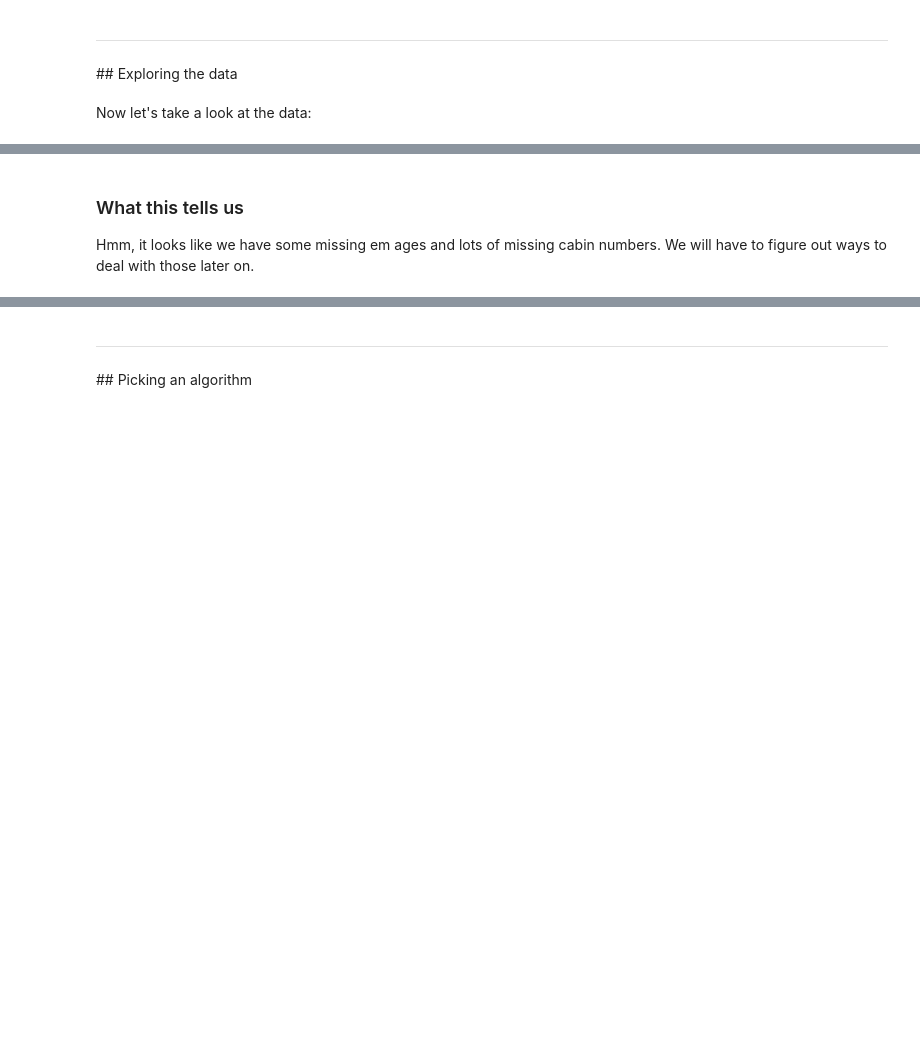
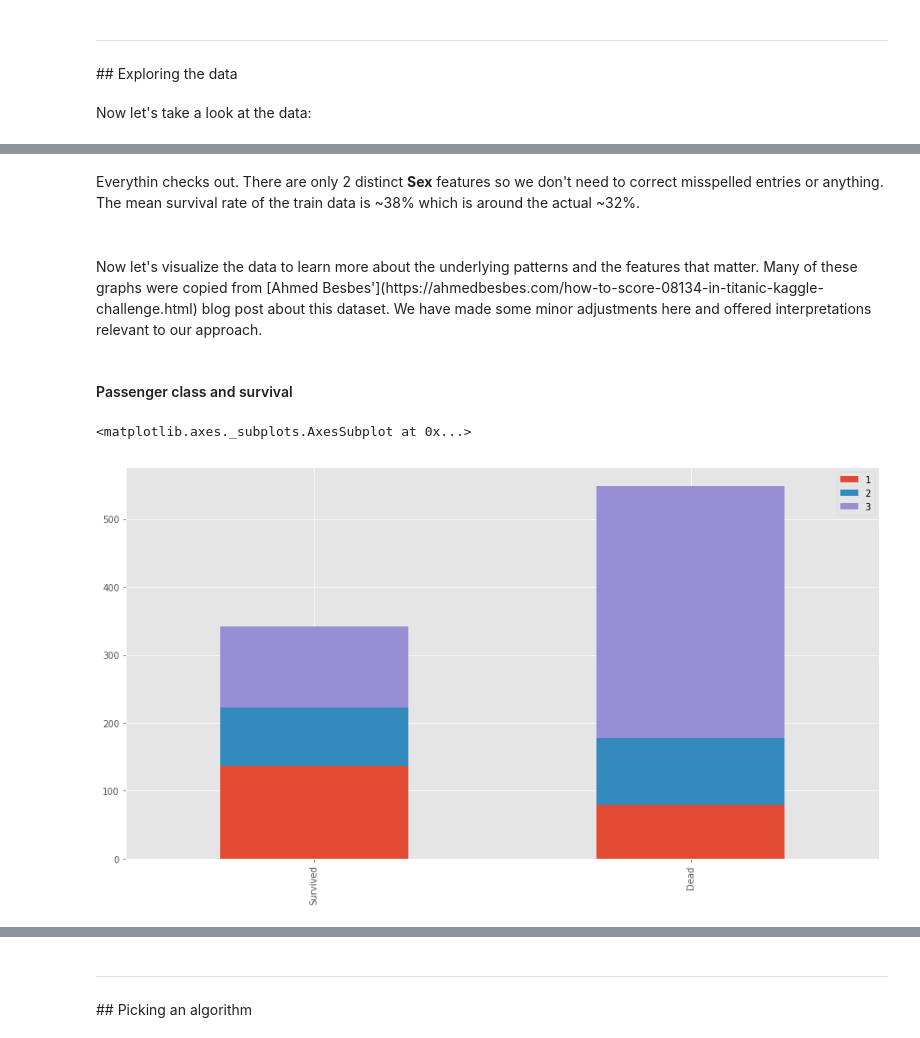
Before and after one commit to AbdulSaleh2020/CS50-Project, a Jupyter notebook: CS50 Project.ipynb, the cells around one changed output, grey strips where cells are left out. Cells and saved outputs as stored; diff of their text form; code cells hidden in the pictures; blank space fills up the shorter version.

```diff
--- a/CS50 Project.ipynb
+++ b/CS50 Project.ipynb
@@ -47,11 +55,16 @@ from math import ceil
 
 # for visualizations
 import seaborn as sns
-import matplotlib.pyplot as plt
+from matplotlib import pyplot as plt
+plt.style.use('ggplot')
 %matplotlib inline
 
 # for machine learning
-#from sklearn.ensemble import RandomForestClassifier
+import h2o
+
+# remove warnings
+import warnings
+warnings.filterwarnings('ignore')
 
 # import data
 train_data = pd.read_csv("train.csv")
@@ -132,4 +186,16 @@ train_data.describe(include=["O"])
-# %% [markdown]
-### What this tells us
-
-Hmm, it looks like we have some missing em ages and lots of missing cabin numbers. We will have to figure out ways to deal with those later on.
+# %% [markdown]
+Everythin checks out. There are only 2 distinct **Sex** features so we don't need to correct misspelled entries or anything. The mean survival rate of the train data is ~38% which is around the actual ~32%.
+# %% [markdown]
+<br>
+Now let's visualize the data to learn more about the underlying patterns and the features that matter. Many of these graphs were copied from [Ahmed Besbes'](https://ahmedbesbes.com/how-to-score-08134-in-titanic-kaggle-challenge.html) blog post about this dataset. We have made some minor adjustments here and offered interpretations relevant to our approach.
+# %% [markdown]
+#### Passenger class and survival
+# %%
+survived_class = train_data[train_data['Survived']==1]['Pclass'].value_counts()
+dead_class = train_data[train_data['Survived']==0]['Pclass'].value_counts()
+df = pd.DataFrame([survived_class,dead_class])
+df.index = ['Survived','Dead']
+df.plot(kind='bar',stacked=True, figsize=(15,8))
+# %% [output]
+<matplotlib.axes._subplots.AxesSubplot at 0x...>
+[figure, added]
```
Also changed, not shown: parts of 56 cells of this notebook.
